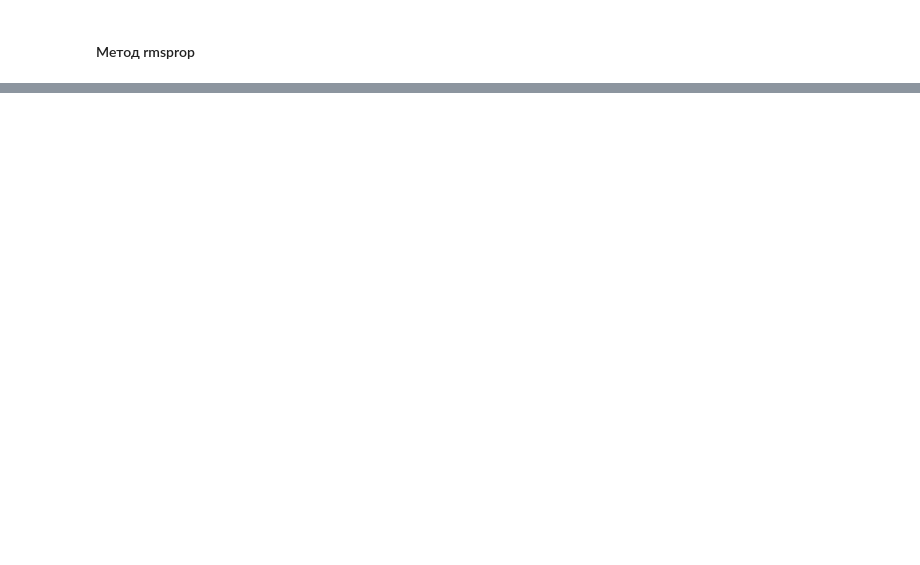
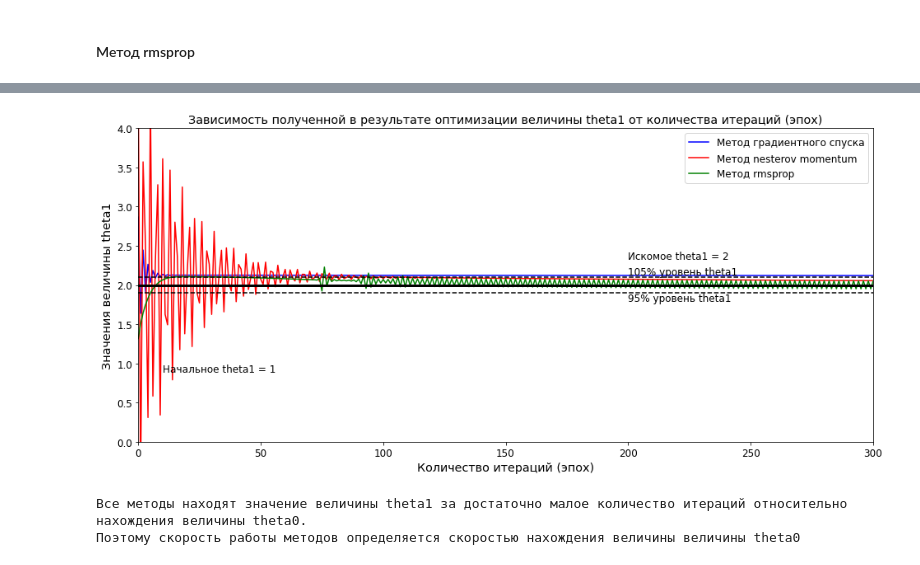
Before and after one commit to Machine-learning-basic/DZ_3, a Jupyter notebook: DZ_3.ipynb, the cells around one changed output, grey strips where cells are left out. Cells and saved outputs as stored; diff of their text form; code cells hidden in the pictures; blank space fills up the shorter version.

```diff
--- a/DZ_3.ipynb
+++ b/DZ_3.ipynb
@@ -135,0 +193,34 @@ theta0 = 9.934016879817532, theta1 = 1.965214081076461, cost: 19.989875089560993
+# %%
+# Размер поля графика
+plt.figure(figsize = (16, 7))
+
+# Значение theta1
+plt.axhline(y = theta1_true, xmin = 0, xmax = 30000, color = 'black', linewidth = 3, zorder = 5)
+plt.axhline(y = 0.95 * theta1_true, xmin = 0, xmax = 30000, color = 'black', linestyle = '--', zorder = 5)
+plt.axhline(y = 1.05 * theta1_true, xmin = 0, xmax = 30000, color = 'black', linestyle = '--', zorder = 5)
+plt.text(200, theta1_true + 0.3, f'Искомое theta1 = {theta1_true}', fontsize = 'large', verticalalignment = 'bottom')
+plt.text(200, 0.95 * theta1_true, '95% уровень theta1', fontsize = 'large', verticalalignment = 'top')
+plt.text(200, 1.05 * theta1_true, '105% уровень theta1', fontsize = 'large', verticalalignment = 'bottom')
+plt.text(10, 1, f'Начальное theta1 = 1', fontsize = 'large', verticalalignment = 'top')
+
+# Графики значений theta1 для всех методов
+plt.plot(grad_theta1, color = 'blue', label = 'Метод градиентного спуска')
+plt.plot(momentum_theta1, color = 'red', label = 'Метод nesterov momentum')
+plt.plot(rmsprop_theta1, color = 'green', label = 'Метод rmsprop')
+
+# Оформление графика
+plt.ylim(0, 4)
+plt.xlim(0, 300)
+plt.tick_params(labelsize = 'large')
+plt.xlabel('Количество итераций (эпох)', fontsize = 'x-large')
+plt.ylabel('Значения величины theta1', fontsize = 'x-large')
+plt.title('Зависимость полученной в результате оптимизации величины theta1 от количества итераций (эпох)', fontsize = 'x-large')
+
+plt.legend(fontsize = 'large')
+plt.show()
+
+print('Все методы находят значение величины theta1 за достаточно малое количество итераций относительно нахождения величины theta0.\nПоэтому скорость работы методов определяется скоростью нахождения величины величины theta0')
+# %% [output]
+[figure, added]
+Все методы находят значение величины theta1 за достаточно малое количество итераций относительно нахождения величины theta0.
+Поэтому скорость работы методов определяется скоростью нахождения величины величины theta0
```
Also changed, not shown: parts of 8 cells of this notebook.
